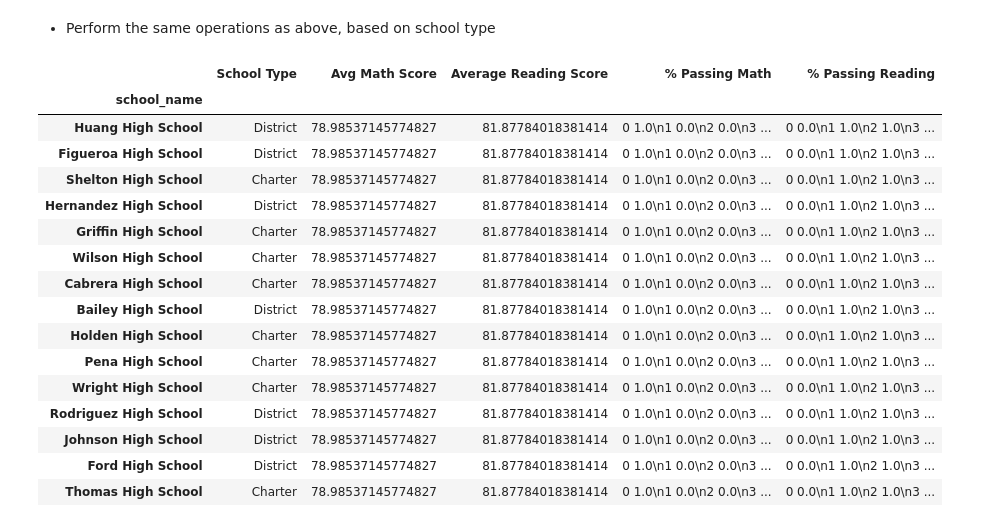
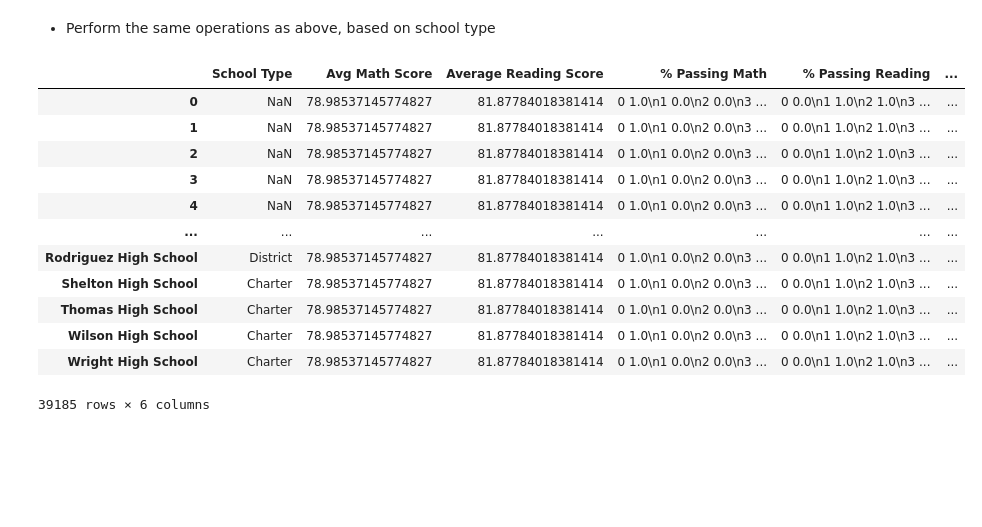
Before and after one commit to lorelles/pandas-challenge, a Jupyter notebook: PyCitySchools/PyCitySchools_analysis.ipynb, the cells around one changed output. Cells and saved outputs as stored; diff of their text form; code cells hidden in the pictures; blank space fills up the shorter version.

```diff
--- a/PyCitySchools/PyCitySchools_analysis.ipynb
+++ b/PyCitySchools/PyCitySchools_analysis.ipynb
@@ -287,0 +268,20 @@ Categories (4, object): [0-15 < 16-30 < 31-45 < 46-80]
+# %%
+# divide budget to find reasonable bins = 0-15, 16-30, 31-45, 46-80
+bins = [0, 250, 500, 750, 900]
+group_names = ["<249", "250-499", "500-749", "750-899"]
+school_data_complete["spending_df_bins"] = pd.cut(school_data_complete["budget"]/school_data_complete["size"], bins, labels=group_names, include_lowest=True)
+spending_df = school_data_complete.groupby("spending_df_bins")
+
+avg_math = (spending_df["math_score"].mean()).astype(float)
+avg_reading = (spending_df["reading_score"].mean()).astype(float)
+pass_math = (school_data_complete["math_score"] >= 70).astype(float)
+pass_reading = (school_data_complete["reading_score"] >=70).astype(float)
+type_pass_both = (pass_math/pass_reading).astype(float)
+
+school_score_df = pd.DataFrame({
+                            "Avg Math Score": avg_math,
+                            "Average Reading Score": avg_reading,
+                            "% Passing Math": pass_math,
+                            "% Passing Reading": pass_reading,
+                            "% Overall Passing": type_pass_both})
+school_score_df
@@ -315,37 +342,32 @@ Categories (4, object): [0-250 < 251-500 < 501-750 < 751-1000]
 # %%
 #school_type_df = school_data_complete.groupby("type")
 #school_type = school_data_complete("type")
 type_math = (school_data_complete["math_score"].mean()).astype(float)
 type_reading = (school_data_complete["reading_score"].mean()).astype(float)
 type_pass_math = (school_data_complete["math_score"] >= 70).astype(float)
 type_pass_reading = (school_data_complete["reading_score"] >=70).astype(float)
-#type_pass_both = (type_pass_math/type_pass_reading).astype(float)
+type_pass_both = (type_pass_math/type_pass_reading).astype(float)
 
 school_score_df = pd.DataFrame({
                             "School Type": school_type,
                             "Avg Math Score": f"{type_math:,}",
                             "Average Reading Score": f"{type_reading:,}",
                             "% Passing Math": f"{type_pass_math:}",
                             "% Passing Reading": f"{type_pass_reading:}",
-                            #"% Overall Passing": f"{type_pass_both: }"
-})
+                            "% Overall Passing": type_pass_both})
 
 school_score_df
 # %% [output]
-|  | School Type | Avg Math Score | Average Reading Score | % Passing Math | % Passing Reading |
-| school_name |  |  |  |  |  |
-| Huang High School | District | 78.98537145774827 | 81.87784018381414 | 0 1.0\n1 0.0\n2 0.0\n3 ... | 0 0.0\n1 1.0\n2 1.0\n3 ... |
-| Figueroa High School | District | 78.98537145774827 | 81.87784018381414 | 0 1.0\n1 0.0\n2 0.0\n3 ... | 0 0.0\n1 1.0\n2 1.0\n3 ... |
-| Shelton High School | Charter | 78.98537145774827 | 81.87784018381414 | 0 1.0\n1 0.0\n2 0.0\n3 ... | 0 0.0\n1 1.0\n2 1.0\n3 ... |
-| Hernandez High School | District | 78.98537145774827 | 81.87784018381414 | 0 1.0\n1 0.0\n2 0.0\n3 ... | 0 0.0\n1 1.0\n2 1.0\n3 ... |
-| Griffin High School | Charter | 78.98537145774827 | 81.87784018381414 | 0 1.0\n1 0.0\n2 0.0\n3 ... | 0 0.0\n1 1.0\n2 1.0\n3 ... |
-| Wilson High School | Charter | 78.98537145774827 | 81.87784018381414 | 0 1.0\n1 0.0\n2 0.0\n3 ... | 0 0.0\n1 1.0\n2 1.0\n3 ... |
-| Cabrera High School | Charter | 78.98537145774827 | 81.87784018381414 | 0 1.0\n1 0.0\n2 0.0\n3 ... | 0 0.0\n1 1.0\n2 1.0\n3 ... |
-| Bailey High School | District | 78.98537145774827 | 81.87784018381414 | 0 1.0\n1 0.0\n2 0.0\n3 ... | 0 0.0\n1 1.0\n2 1.0\n3 ... |
-| Holden High School | Charter | 78.98537145774827 | 81.87784018381414 | 0 1.0\n1 0.0\n2 0.0\n3 ... | 0 0.0\n1 1.0\n2 1.0\n3 ... |
-| Pena High School | Charter | 78.98537145774827 | 81.87784018381414 | 0 1.0\n1 0.0\n2 0.0\n3 ... | 0 0.0\n1 1.0\n2 1.0\n3 ... |
-| Wright High School | Charter | 78.98537145774827 | 81.87784018381414 | 0 1.0\n1 0.0\n2 0.0\n3 ... | 0 0.0\n1 1.0\n2 1.0\n3 ... |
-| Rodriguez High School | District | 78.98537145774827 | 81.87784018381414 | 0 1.0\n1 0.0\n2 0.0\n3 ... | 0 0.0\n1 1.0\n2 1.0\n3 ... |
-| Johnson High School | District | 78.98537145774827 | 81.87784018381414 | 0 1.0\n1 0.0\n2 0.0\n3 ... | 0 0.0\n1 1.0\n2 1.0\n3 ... |
-| Ford High School | District | 78.98537145774827 | 81.87784018381414 | 0 1.0\n1 0.0\n2 0.0\n3 ... | 0 0.0\n1 1.0\n2 1.0\n3 ... |
-| Thomas High School | Charter | 78.98537145774827 | 81.87784018381414 | 0 1.0\n1 0.0\n2 0.0\n3 ... | 0 0.0\n1 1.0\n2 1.0\n3 ... |
+|  | School Type | Avg Math Score | Average Reading Score | % Passing Math | % Passing Reading | ... |
+| 0 | NaN | 78.98537145774827 | 81.87784018381414 | 0 1.0\n1 0.0\n2 0.0\n3 ... | 0 0.0\n1 1.0\n2 1.0\n3 ... | ... |
+| 1 | NaN | 78.98537145774827 | 81.87784018381414 | 0 1.0\n1 0.0\n2 0.0\n3 ... | 0 0.0\n1 1.0\n2 1.0\n3 ... | ... |
+| 2 | NaN | 78.98537145774827 | 81.87784018381414 | 0 1.0\n1 0.0\n2 0.0\n3 ... | 0 0.0\n1 1.0\n2 1.0\n3 ... | ... |
+| 3 | NaN | 78.98537145774827 | 81.87784018381414 | 0 1.0\n1 0.0\n2 0.0\n3 ... | 0 0.0\n1 1.0\n2 1.0\n3 ... | ... |
+| 4 | NaN | 78.98537145774827 | 81.87784018381414 | 0 1.0\n1 0.0\n2 0.0\n3 ... | 0 0.0\n1 1.0\n2 1.0\n3 ... | ... |
+| ... | ... | ... | ... | ... | ... | ... |
+| Rodriguez High School | District | 78.98537145774827 | 81.87784018381414 | 0 1.0\n1 0.0\n2 0.0\n3 ... | 0 0.0\n1 1.0\n2 1.0\n3 ... | ... |
+| Shelton High School | Charter | 78.98537145774827 | 81.87784018381414 | 0 1.0\n1 0.0\n2 0.0\n3 ... | 0 0.0\n1 1.0\n2 1.0\n3 ... | ... |
+| Thomas High School | Charter | 78.98537145774827 | 81.87784018381414 | 0 1.0\n1 0.0\n2 0.0\n3 ... | 0 0.0\n1 1.0\n2 1.0\n3 ... | ... |
+| Wilson High School | Charter | 78.98537145774827 | 81.87784018381414 | 0 1.0\n1 0.0\n2 0.0\n3 ... | 0 0.0\n1 1.0\n2 1.0\n3 ... | ... |
+| Wright High School | Charter | 78.98537145774827 | 81.87784018381414 | 0 1.0\n1 0.0\n2 0.0\n3 ... | 0 0.0\n1 1.0\n2 1.0\n3 ... | ... |
+39185 rows × 6 columns
```
Also changed, not shown: parts of 3 cells of this notebook.
